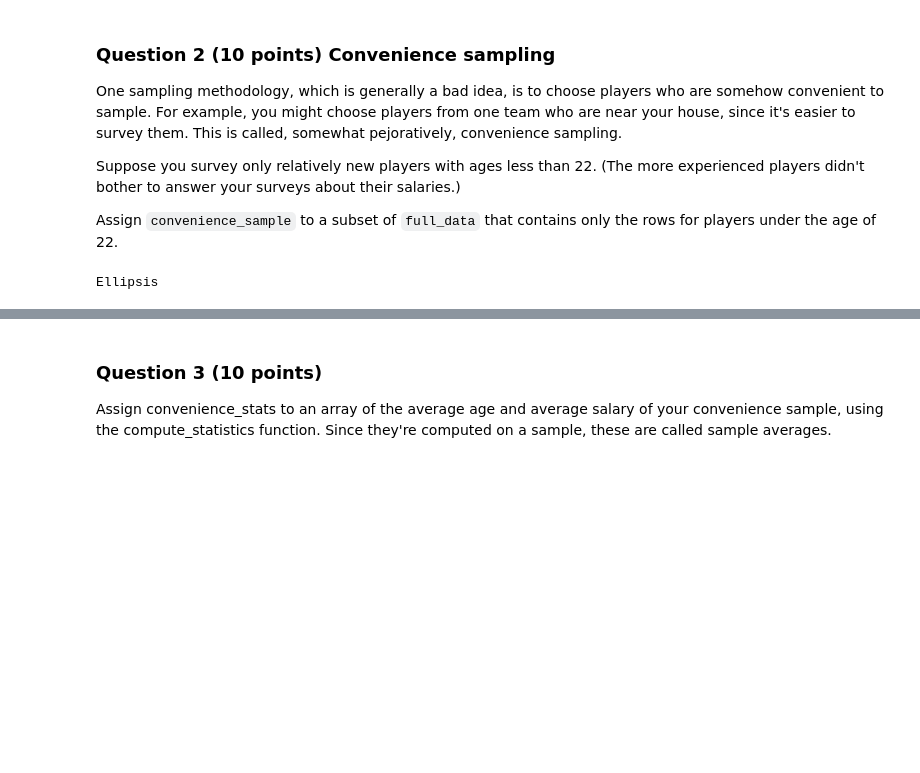
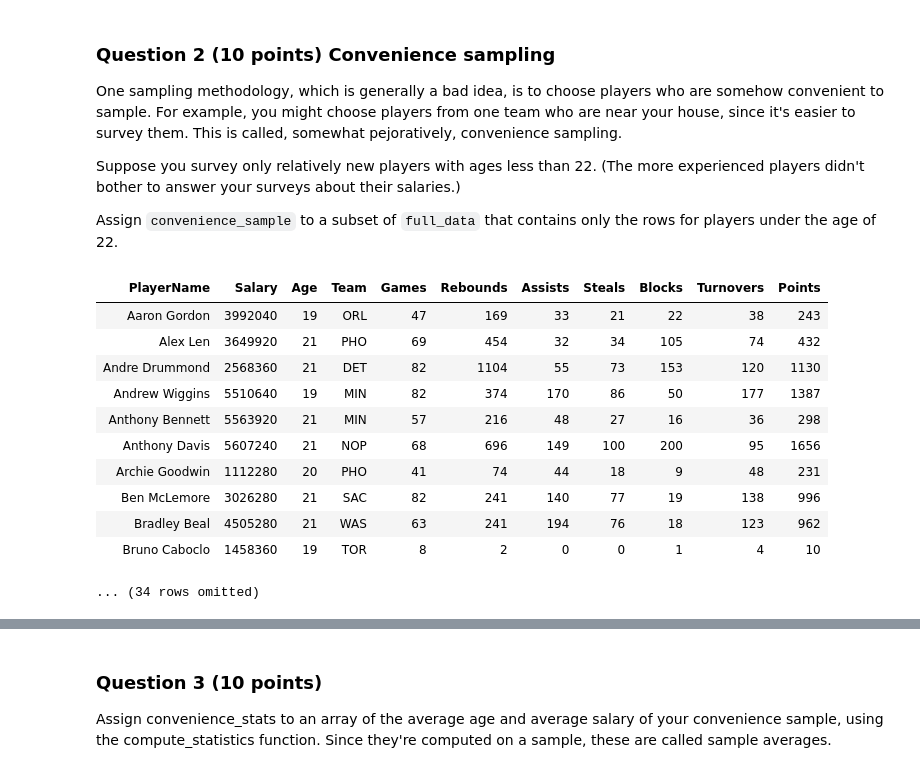
Before and after one commit to rghimre3/INFO5502-Summer2022, a Jupyter notebook: lab_assignment_07_3.ipynb, the cells around one changed output, grey strips where cells are left out. Saved outputs shown, nothing was run; the diff lists cells and outputs as text; code cells hidden in the pictures; blank space fills up the shorter version.

```diff
--- a/lab_assignment_07_3.ipynb
+++ b/lab_assignment_07_3.ipynb
@@ -151,10 +151,21 @@ Assign `convenience_sample` to a subset of `full_data` that contains only the ro
 # %%
 ### You code here:
 
-convenience_sample = ...
+convenience_sample = full_data.where("Age", are.below(22))
 convenience_sample
 # %% [output]
+| PlayerName | Salary | Age | Team | Games | Rebounds | Assists | Steals | Blocks | Turnovers | Points |
+| Aaron Gordon | 3992040 | 19 | ORL | 47 | 169 | 33 | 21 | 22 | 38 | 243 |
+| Alex Len | 3649920 | 21 | PHO | 69 | 454 | 32 | 34 | 105 | 74 | 432 |
+| Andre Drummond | 2568360 | 21 | DET | 82 | 1104 | 55 | 73 | 153 | 120 | 1130 |
+| Andrew Wiggins | 5510640 | 19 | MIN | 82 | 374 | 170 | 86 | 50 | 177 | 1387 |
+| Anthony Bennett | 5563920 | 21 | MIN | 57 | 216 | 48 | 27 | 16 | 36 | 298 |
+| Anthony Davis | 5607240 | 21 | NOP | 68 | 696 | 149 | 100 | 200 | 95 | 1656 |
+| Archie Goodwin | 1112280 | 20 | PHO | 41 | 74 | 44 | 18 | 9 | 48 | 231 |
+| Ben McLemore | 3026280 | 21 | SAC | 82 | 241 | 140 | 77 | 19 | 138 | 996 |
+| Bradley Beal | 4505280 | 21 | WAS | 63 | 241 | 194 | 76 | 18 | 123 | 962 |
+| Bruno Caboclo | 1458360 | 19 | TOR | 8 | 2 | 0 | 0 | 1 | 4 | 10 |
-Ellipsis
+... (34 rows omitted)
 # %%
 # TEST
 convenience_sample.num_columns == 11
```
Also changed, not shown: parts of 18 cells of this notebook.
